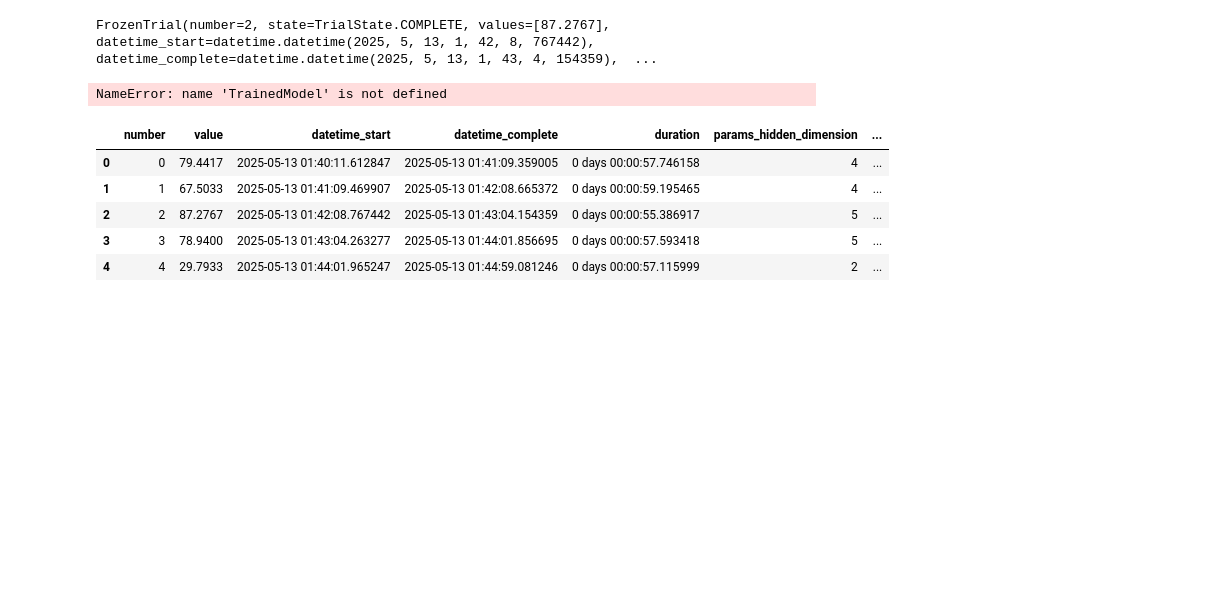
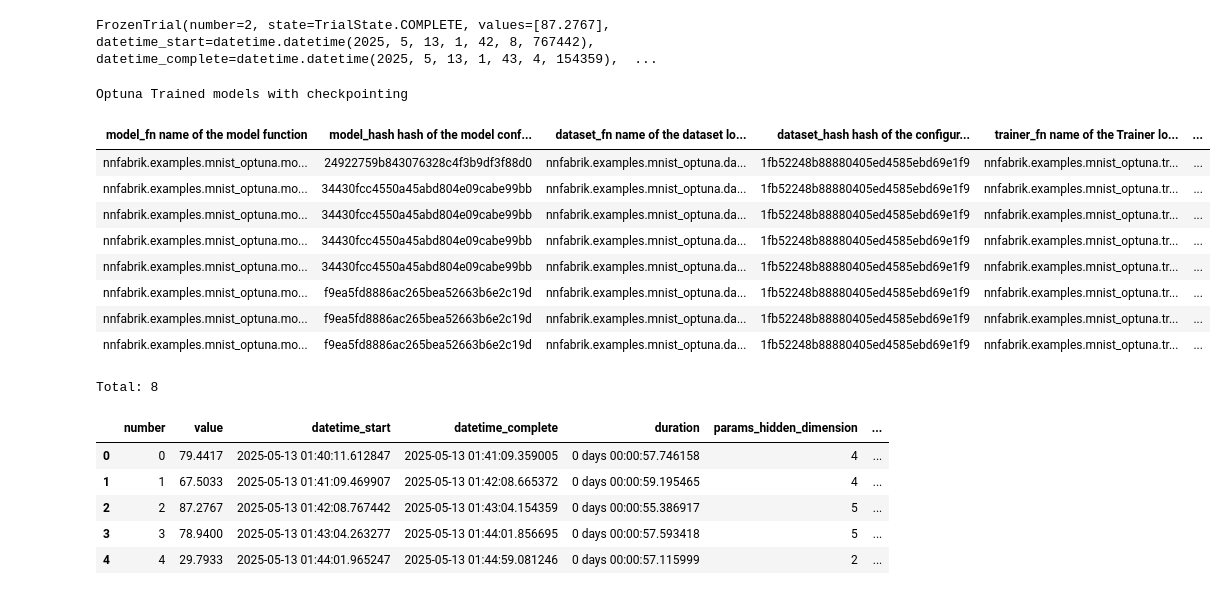
Before and after one commit to nihpat19/nnfabrik-keras3, a Jupyter notebook: nnfabrik/examples/notebooks/mnist_nnfabrikOptuna.ipynb, the cells around one changed output. Cells and saved outputs as stored; diff of their text form; code cells hidden in the pictures; blank space fills up the shorter version.

Commit message:
Start moving backend to model config

```diff
--- a/nnfabrik/examples/notebooks/mnist_nnfabrikOptuna.ipynb
+++ b/nnfabrik/examples/notebooks/mnist_nnfabrikOptuna.ipynb
@@ -3,17 +8,17 @@ from nnfabrik.utility.dj_helpers import create_new_nnfabrik_module
 from nnfabrik.utility.hypersearch import nnfabrikOptuna
 
 # Schema name
-schema_name = 'mnist_optuna'
+schema_name = 'mnist_optuna_keras3'
 external_store = dict(
                 protocol = "file",
-                location = "/mnt/scratch1002/trainedModels/"
+                location = "//jr-storage.ad.bcm.edu/jr-scratch03A/Nihil/trainedModels/"
 )
 
 
 # create schema
 # Python module for this schema and db user name
-nnModule, fabrikant_user_name = create_new_nnfabrik_module(schema_name, external_store, fabrikant_name='mhu',
-                                                email_addr="zeitgeberH@github.com", affiliation="Reimerlab")
+nnModule, fabrikant_user_name = create_new_nnfabrik_module(schema_name, external_store, fabrikant_name='nihil',
+                                                email_addr="nihil.patel@bcm.edu", affiliation="Reimerlab")
 import warnings
 warnings.filterwarnings('ignore')
 # %% [output]
@@ -134,9 +157,19 @@ Failed trials: 0
 Best trial
 FrozenTrial(number=2, state=TrialState.COMPLETE, values=[87.2767], datetime_start=datetime.datetime(2025, 5, 13, 1, 42, 8, 767442), datetime_complete=datetime.datetime(2025, 5, 13, 1, 43, 4, 154359),  ...
 # %%
-TrainedModel()
+nnModule.TrainedModel()
 # %% [output]
-NameError: name 'TrainedModel' is not defined
+Optuna Trained models with checkpointing
+| model_fn name of the model function | model_hash hash of the model conf... | dataset_fn name of the dataset lo... | dataset_hash hash of the configur... | trainer_fn name of the Trainer lo... | ... |
+| nnfabrik.examples.mnist_optuna.mo... | 24922759b843076328c4f3b9df3f88d0 | nnfabrik.examples.mnist_optuna.da... | 1fb52248b88880405ed4585ebd69e1f9 | nnfabrik.examples.mnist_optuna.tr... | ... |
+| nnfabrik.examples.mnist_optuna.mo... | 34430fcc4550a45abd804e09cabe99bb | nnfabrik.examples.mnist_optuna.da... | 1fb52248b88880405ed4585ebd69e1f9 | nnfabrik.examples.mnist_optuna.tr... | ... |
+| nnfabrik.examples.mnist_optuna.mo... | 34430fcc4550a45abd804e09cabe99bb | nnfabrik.examples.mnist_optuna.da... | 1fb52248b88880405ed4585ebd69e1f9 | nnfabrik.examples.mnist_optuna.tr... | ... |
+| nnfabrik.examples.mnist_optuna.mo... | 34430fcc4550a45abd804e09cabe99bb | nnfabrik.examples.mnist_optuna.da... | 1fb52248b88880405ed4585ebd69e1f9 | nnfabrik.examples.mnist_optuna.tr... | ... |
+| nnfabrik.examples.mnist_optuna.mo... | 34430fcc4550a45abd804e09cabe99bb | nnfabrik.examples.mnist_optuna.da... | 1fb52248b88880405ed4585ebd69e1f9 | nnfabrik.examples.mnist_optuna.tr... | ... |
+| nnfabrik.examples.mnist_optuna.mo... | f9ea5fd8886ac265bea52663b6e2c19d | nnfabrik.examples.mnist_optuna.da... | 1fb52248b88880405ed4585ebd69e1f9 | nnfabrik.examples.mnist_optuna.tr... | ... |
+| nnfabrik.examples.mnist_optuna.mo... | f9ea5fd8886ac265bea52663b6e2c19d | nnfabrik.examples.mnist_optuna.da... | 1fb52248b88880405ed4585ebd69e1f9 | nnfabrik.examples.mnist_optuna.tr... | ... |
+| nnfabrik.examples.mnist_optuna.mo... | f9ea5fd8886ac265bea52663b6e2c19d | nnfabrik.examples.mnist_optuna.da... | 1fb52248b88880405ed4585ebd69e1f9 | nnfabrik.examples.mnist_optuna.tr... | ... |
+Total: 8
 # %%
 study.trials_dataframe()
 # %% [output]
```
Also changed, not shown: parts of 9 cells of this notebook, 14 other files.
